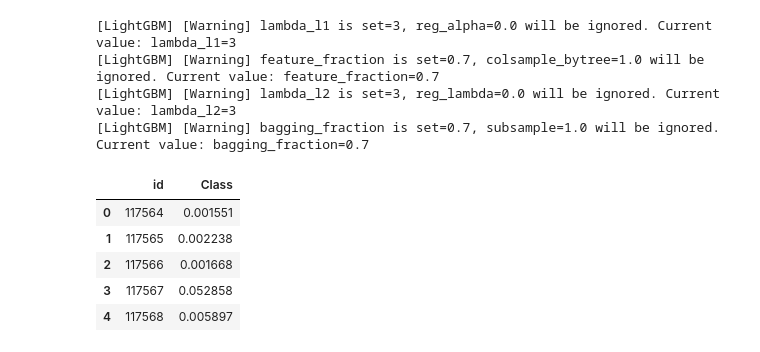
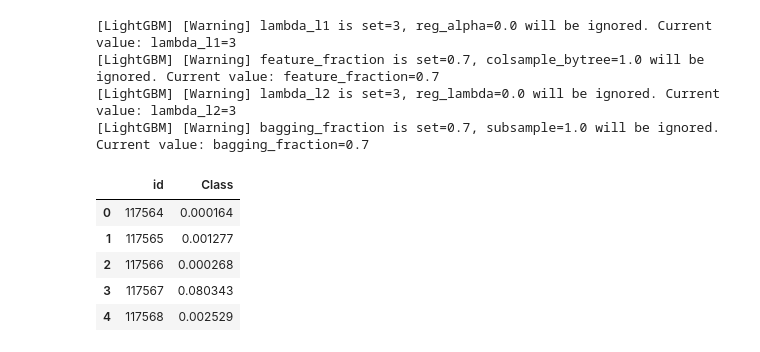
Before and after one commit to Analytics-Data-Science-and-Tech/Analytics_Data_Science, a Jupyter notebook: Tabular-Playground-Series/PS-S3/Ep10/Data_Exploration.ipynb, the cells around one changed output. Saved outputs shown, nothing was run; the diff lists cells and outputs as text; code cells hidden in the pictures.

```diff
--- a/Tabular-Playground-Series/PS-S3/Ep10/Data_Exploration.ipynb
+++ b/Tabular-Playground-Series/PS-S3/Ep10/Data_Exploration.ipynb
@@ -70,3 +70,18 @@ file_content_stream_3 = file_object_3.get('Body')
 train = pd.read_csv(file_content_stream_1)
 test = pd.read_csv(file_content_stream_2)
 submission = pd.read_csv(file_content_stream_3)
+# %%
+X = train.drop(columns = ['id', 'Class'], axis = 1)
+Y = train['Class']
+
+test_baseline = test.drop(columns = ['id'], axis = 1)
+
+GBC_md = GradientBoostingClassifier(n_estimators = 500,
+                                    max_depth = 3,
+                                    learning_rate = 0.01,
+                                    min_samples_split = 2,
+                                    min_samples_leaf = 2).fit(X, Y)
+
+GBC_pred = GBC_md.predict_proba(test_baseline)[:, 1]
+submission['Class'] = GBC_pred
+submission.head()
@@ -76,7 +98,13 @@ Y = train['Class']
 
 test_baseline = test.drop(columns = ['id'], axis = 1)
 
-lgb_md = LGBMClassifier(n_estimators = 500,
+GBC_md = GradientBoostingClassifier(n_estimators = 1000,
+                                    max_depth = 3,
+                                    learning_rate = 0.01,
+                                    min_samples_split = 2,
+                                    min_samples_leaf = 2).fit(X, Y)
+
+lgb_md = LGBMClassifier(n_estimators = 1000,
                         max_depth = 3,
                         learning_rate = 0.01,
                         num_leaves = 20,
@@ -88,41 +116,42 @@ lgb_md = LGBMClassifier(n_estimators = 500,
 xgb_md = XGBClassifier(tree_method = 'hist',
                        colsample_bytree = 0.7,
                        gamma = 0.8,
                        learning_rate = 0.01,
                        max_depth = 7,
                        min_child_weight = 10,
-                       n_estimators = 500,
+                       n_estimators = 1000,
                        subsample = 0.7).fit(X, Y)
 
 cat_md = CatBoostClassifier(loss_function = 'Logloss',
-                            iterations = 500,
+                            iterations = 1000,
                             learning_rate = 0.01,
                             depth = 7,
                             random_strength = 0.5,
                             bagging_temperature = 0.7,
                             border_count = 30,
                             l2_leaf_reg = 5,
                             verbose = False,
                             task_type = 'CPU').fit(X, Y)
 
+GBC_pred = GBC_md.predict_proba(test_baseline)[:, 1]
 lgb_pred = lgb_md.predict_proba(test_baseline)[:, 1]
 xgb_pred = xgb_md.predict_proba(test_baseline)[:, 1]
 cat_pred = cat_md.predict_proba(test_baseline)[:, 1]
 
-ens_preds = 0.35*lgb_pred + 0.3*xgb_pred + 0.35*cat_pred
+ens_preds = 0.01*GBC_pred + 0.34*lgb_pred + 0.3*xgb_pred + 0.35*cat_pred
 submission['Class'] = ens_preds
 submission.head()
 # %% [output]
 [LightGBM] [Warning] lambda_l1 is set=3, reg_alpha=0.0 will be ignored. Current value: lambda_l1=3
 [LightGBM] [Warning] feature_fraction is set=0.7, colsample_bytree=1.0 will be ignored. Current value: feature_fraction=0.7
 [LightGBM] [Warning] lambda_l2 is set=3, reg_lambda=0.0 will be ignored. Current value: lambda_l2=3
 [LightGBM] [Warning] bagging_fraction is set=0.7, subsample=1.0 will be ignored. Current value: bagging_fraction=0.7
 |  | id | Class |
-| 0 | 117564 | 0.001551 |
-| 1 | 117565 | 0.002238 |
-| 2 | 117566 | 0.001668 |
-| 3 | 117567 | 0.052858 |
-| 4 | 117568 | 0.005897 |
+| 0 | 117564 | 0.000164 |
+| 1 | 117565 | 0.001277 |
+| 2 | 117566 | 0.000268 |
+| 3 | 117567 | 0.080343 |
+| 4 | 117568 | 0.002529 |
 # %%
 plt.figure(figsize = (8, 6))
 sns.histplot(data = ens_preds, kde = True, stat = 'density', log_scale = True).set(title = 'Ensemble Predicted Likelihood in Test');
```
Also changed, not shown: parts of 5 cells of this notebook.
